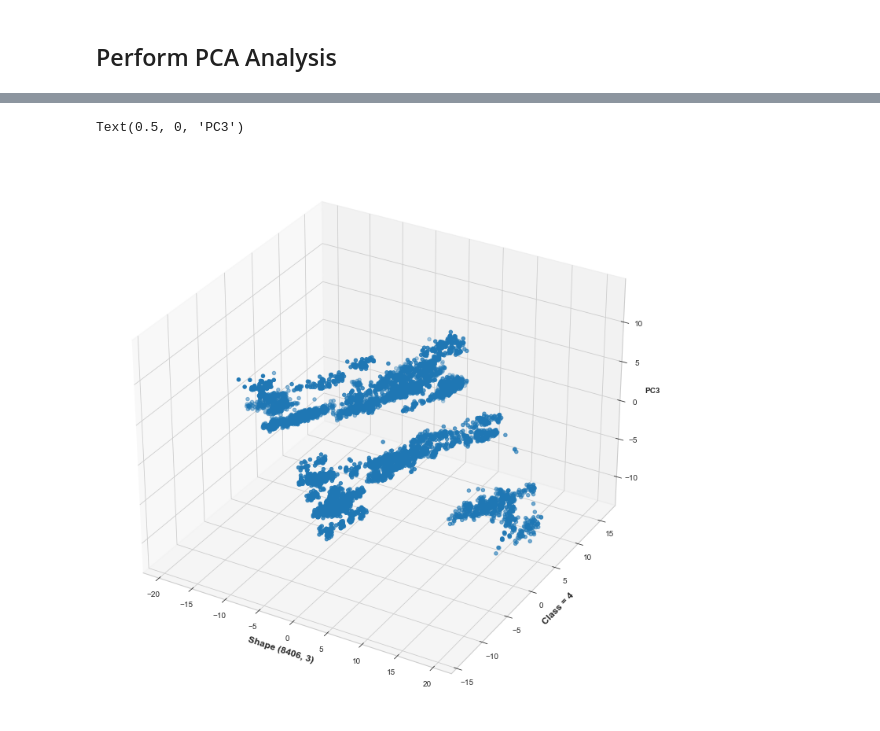
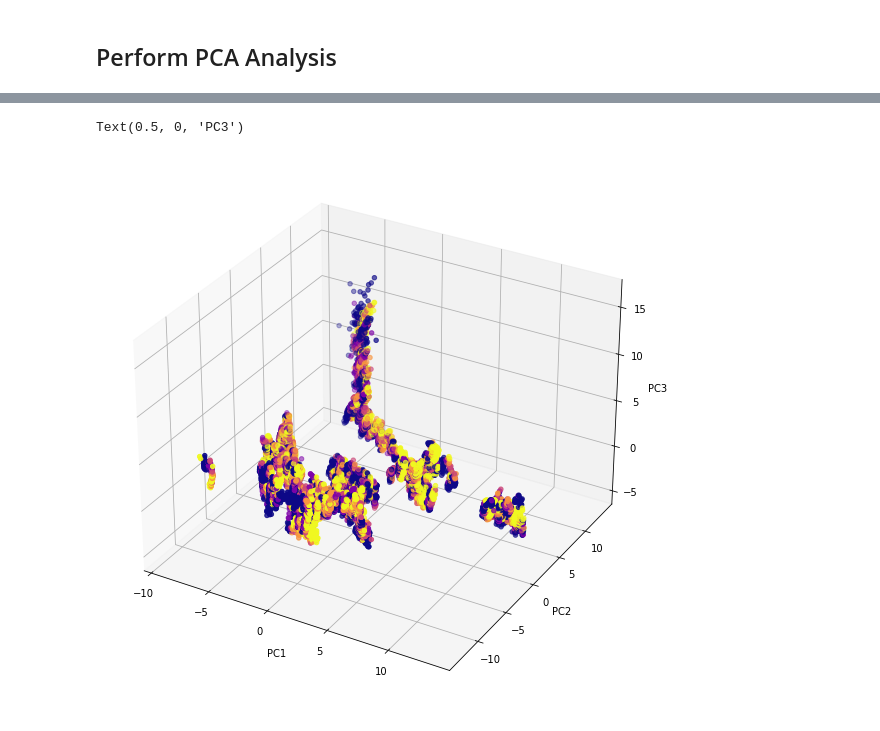
Before and after one commit to mvellayan/OptionList4, a Jupyter notebook: ml_notebooks/PCA Analysis - Simple Version.ipynb, the cells around one changed output, grey strips where cells are left out. Saved outputs shown, nothing was run; the diff lists cells and outputs as text; code cells hidden in the pictures.

```diff
--- a/ml_notebooks/PCA Analysis - Simple Version.ipynb
+++ b/ml_notebooks/PCA Analysis - Simple Version.ipynb
@@ -260,15 +184,18 @@ Text(0.5, 0, 'PC3')
-# %%
-target_class = 4
-fig = plt.figure(figsize=(10,10))
-# choose projection 3d for creating a 3d graph
-axis = fig.add_subplot(111, projection='3d')
-# x[:,0]is pc1,x[:,1] is pc2 while x[:,2] is pc3
-one_class = pca_transformed[ data [ 'p30s_bucket' ] == target_class ]
-axis.scatter(one_class[:,0],one_class[:,1],one_class[:,2],cmap='plasma')
-#axis.scatter(x[:,0],x[:,1],x[:,2], c=data['target'],cmap='plasma')
-axis.set_xlabel("Shape " + str(one_class.shape), fontsize=12)
-axis.set_ylabel("Class = " + str(target_class) , fontsize=12)
-axis.set_zlabel("PC3", fontsize=10)
-# %% [output]
-Text(0.5, 0, 'PC3')
-[figure, removed]
+# %%
+# import relevant libraries for 3d graph
+from mpl_toolkits.mplot3d import Axes3D
+fig = plt.figure(figsize=(10,10))
+
+# choose projection 3d for creating a 3d graph
+axis = fig.add_subplot(111, projection='3d')
+# x[:,0]is pc1,x[:,1] is pc2 while x[:,2] is pc3
+
+axis.scatter(kernel_pca[:,1],kernel_pca[:,2],kernel_pca[:,3],c=(data_target.astype('int')).iloc[:, 0],cmap='plasma')
+#axis.scatter(pca_transformed[:,1],pca_transformed[:,2],pca_transformed[:,3],c=(data_target.astype('int')).iloc[:, 0],cmap='plasma')
+#axis.scatter(x[:,0],x[:,1],x[:,2], c=data['target'],cmap='plasma')
+axis.set_xlabel("PC1", fontsize=10)
+axis.set_ylabel("PC2", fontsize=10)
+axis.set_zlabel("PC3", fontsize=10)
+# %% [output]
+Text(0.5, 0, 'PC3')
+[figure, added]
```
Also changed, not shown: parts of 27 cells of this notebook, 4 other files.
